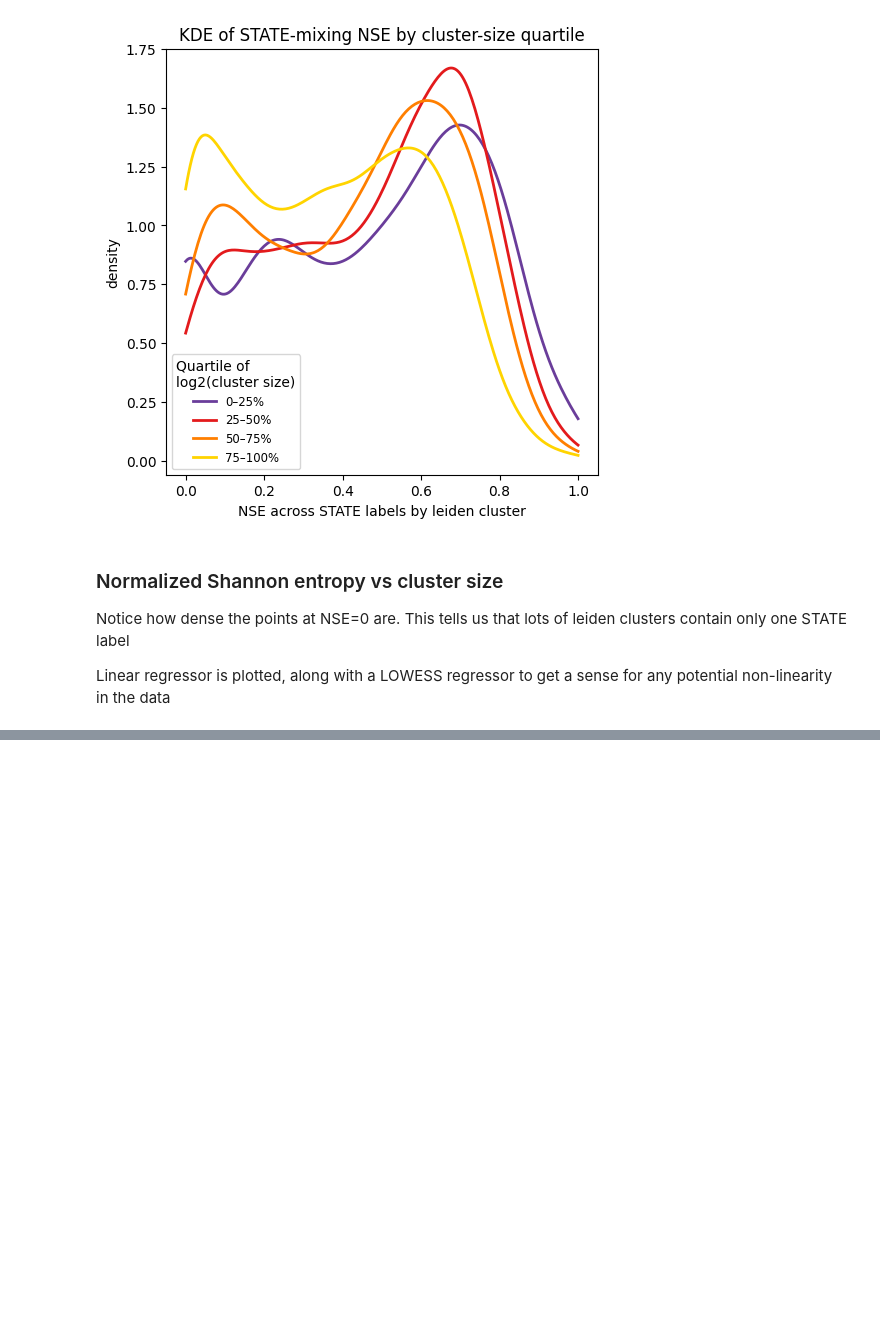
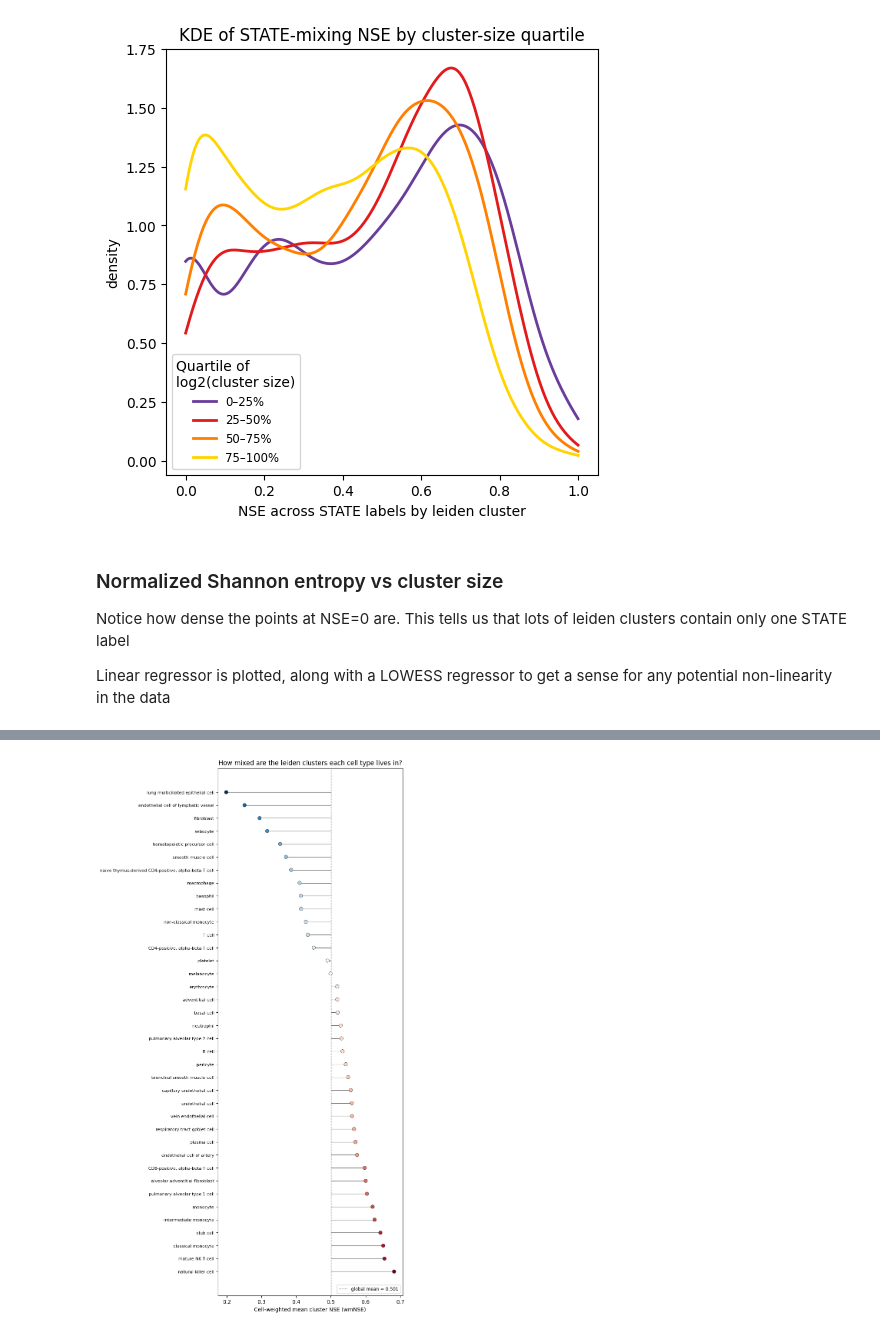
Before and after one commit to otodreas/scBaseCount_Pipeline, a Jupyter notebook: notebooks/cluster_stats.ipynb, the cells around one changed output, grey strips where cells are left out. Drawn from its saved outputs; the diff is of its cells as text; code cells hidden in the pictures; blank space fills up the shorter version.

```diff
--- a/notebooks/cluster_stats.ipynb
+++ b/notebooks/cluster_stats.ipynb
@@ -308,0 +349,27 @@ Text(0, 0.5, 'nse_STATE')
+# %%
+from matplotlib.colors import TwoSlopeNorm
+
+states = df_wmean["STATE"].values
+vals = df_wmean["wmNSE"].values
+n_states = len(states)
+global_mean = np.nanmean(vals)
+
+fig, ax = plt.subplots(figsize=(8, max(6, n_states * 0.38)), layout="constrained")
+
+y_pos = np.arange(n_states)
+norm = TwoSlopeNorm(vmin=vals.min(), vcenter=global_mean, vmax=vals.max())
+
+ax.axvline(global_mean, color="#999999", ls="--", lw=1, zorder=1,
+           label=f"global mean = {global_mean:.3f}")
+ax.hlines(y_pos, global_mean, vals, color="#666666", linewidth=0.8, zorder=2)
+ax.scatter(vals, y_pos, c=vals, cmap="RdBu_r", norm=norm,
+           s=44, zorder=3, edgecolors="black", linewidths=0.4)
+
+ax.set_yticks(y_pos)
+ax.set_yticklabels(states, fontsize=8)
+ax.set_xlabel("Cell-weighted mean cluster NSE (wmNSE)")
+ax.set_title("How mixed are the leiden clusters each cell type lives in?")
+ax.legend(fontsize="small", loc="lower right")
+ax.invert_yaxis()
+# %% [output]
+[figure, added]
```
Also changed, not shown: parts of 16 cells of this notebook.
